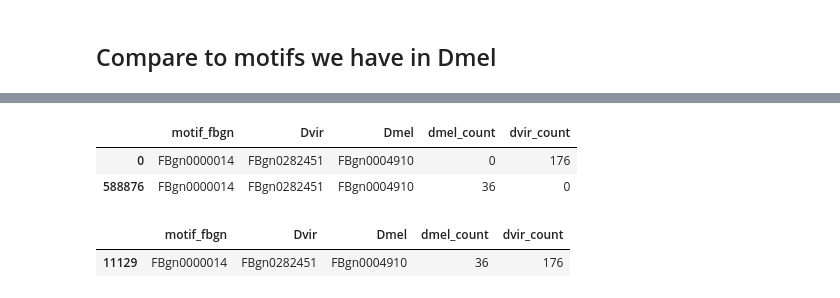
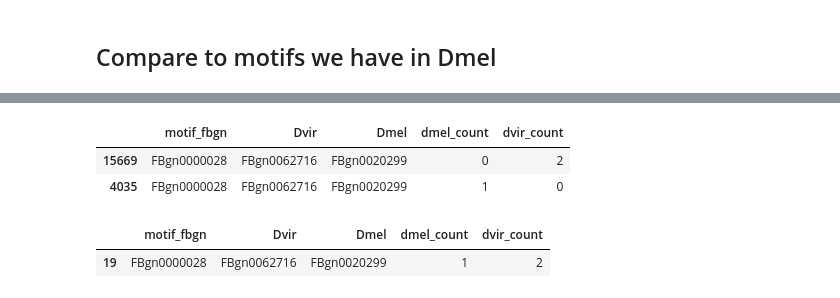
Before and after one commit to isabelleberger/s2cell-prior, a Jupyter notebook: notebook/2018-02-16_fimo_w_virilis.ipynb, the cells around one changed output, grey strips where cells are left out. Saved outputs shown, nothing was run; the diff lists cells and outputs as text; code cells hidden in the pictures.

```diff
--- a/notebook/2018-02-16_fimo_w_virilis.ipynb
+++ b/notebook/2018-02-16_fimo_w_virilis.ipynb
@@ -200,4 +196,7 @@ gene_info = pybedtools.BedTool('../output/chip/dmel6.12.genes.bed')
+# %%
+all_dmel = all_dmel[['chrom','start','end','motif_FBgn']]
 # %%
-targene_dmel = gene_info.intersect(pybedtools.BedTool.from_dataframe(dmel_motifs),
-                wb=True).saveas().to_dataframe()[['name','thickStart','thickEnd','itemRgb','blockSizes','blockStarts']]
-targene_dmel.columns = ['target_gene','chrom','start','end','motif_symbol','motif_fbgn']
+gene_info = pybedtools.BedTool('../output/chip/dmel6.12.genes.bed')
+targene_2 = gene_info.intersect(pybedtools.BedTool.from_dataframe(all_dmel),
+                wb=True).saveas().to_dataframe()[['name','thickStart','thickEnd','itemRgb','blockCount']]
+targene_2.columns = ['target_gene','chrom','start','end','motif_fbgn']
@@ -265,4 +235,6 @@ targene_intersect['binary'] = 1
 # %%
+targene_intersect.drop_duplicates(inplace=True)
+targene_intersect['binary'] = 1
 vircounts = targene_intersect.groupby(['motif_fbgn','target_gene']).agg({'binary':'count'}).reset_index()
 # %%
 fba_vircount = vircounts.merge(completematch, left_on='target_gene', right_on='gene_fbgn', how='inner')[['motif_fbgn',
@@ -278,5 +249,7 @@ targene_dmel['binary'] = 1
 # %%
-melcounts = targene_dmel.groupby(['motif_fbgn','target_gene']).agg({'binary':'count'}).reset_index()
+targene_2.drop_duplicates(inplace=True)
+targene_2['binary'] = 1
+melcounts = targene_2.groupby(['motif_fbgn','target_gene']).agg({'binary':'count'}).reset_index()
 # %%
 mel_worthologs = melcounts.merge(dvirorthologs, left_on='target_gene', right_on='Dmel', how='inner')[['motif_fbgn',
                                                                                 'Dvir','Dmel','binary']]
@@ -291,20 +272,20 @@ together = pd.concat([vir_worthologs, mel_worthologs])
 # %%
 together.drop_duplicates(inplace=True)
 # %%
-together[(together.motif_fbgn == 'FBgn0000014') & (together.Dvir == 'FBgn0282451')]
+together[(together.motif_fbgn == 'FBgn0000028') & (together.Dvir == 'FBgn0062716')]
 # %% [output]
 |  | motif_fbgn | Dvir | Dmel | dmel_count | dvir_count |
-| 0 | FBgn0000014 | FBgn0282451 | FBgn0004910 | 0 | 176 |
-| 588876 | FBgn0000014 | FBgn0282451 | FBgn0004910 | 36 | 0 |
+| 15669 | FBgn0000028 | FBgn0062716 | FBgn0020299 | 0 | 2 |
+| 4035 | FBgn0000028 | FBgn0062716 | FBgn0020299 | 1 | 0 |
 # %%
 sumattempt = together.groupby(['motif_fbgn','Dvir','Dmel'])[['dmel_count','dvir_count']].sum()
 # %%
 sumattempt.reset_index(inplace=True)
 # %%
-sumattempt[(sumattempt.motif_fbgn == 'FBgn0000014') & (sumattempt.Dvir == 'FBgn0282451')]
+sumattempt[(sumattempt.motif_fbgn == 'FBgn0000028') & (sumattempt.Dvir == 'FBgn0062716')]
 # %% [output]
 |  | motif_fbgn | Dvir | Dmel | dmel_count | dvir_count |
-| 11129 | FBgn0000014 | FBgn0282451 | FBgn0004910 | 36 | 176 |
+| 19 | FBgn0000028 | FBgn0062716 | FBgn0020299 | 1 | 2 |
 # %%
 sumattempt['target_gene'] = sumattempt.Dvir + ':' + sumattempt.Dmel
 # %%
```
Also changed, not shown: parts of 74 cells of this notebook.
